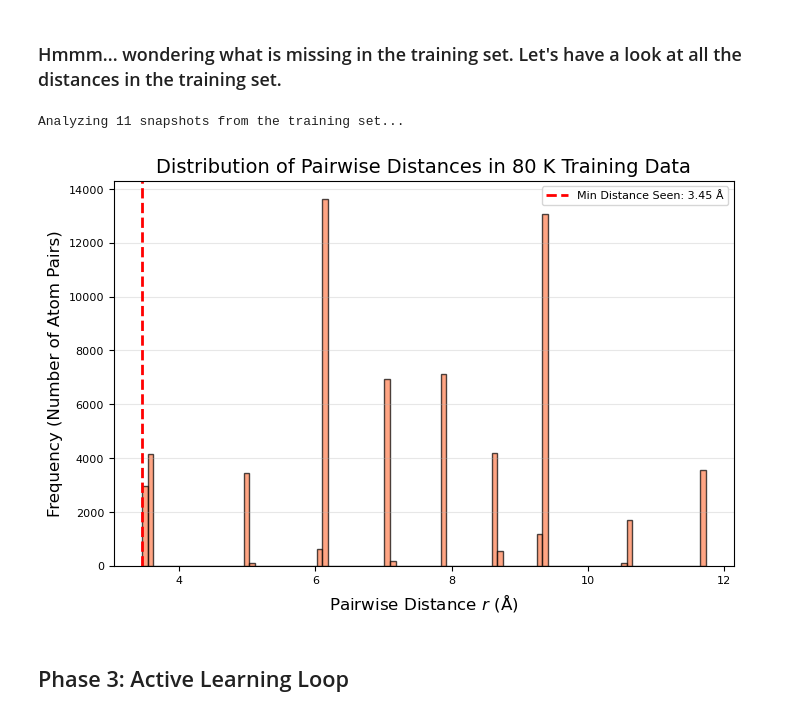
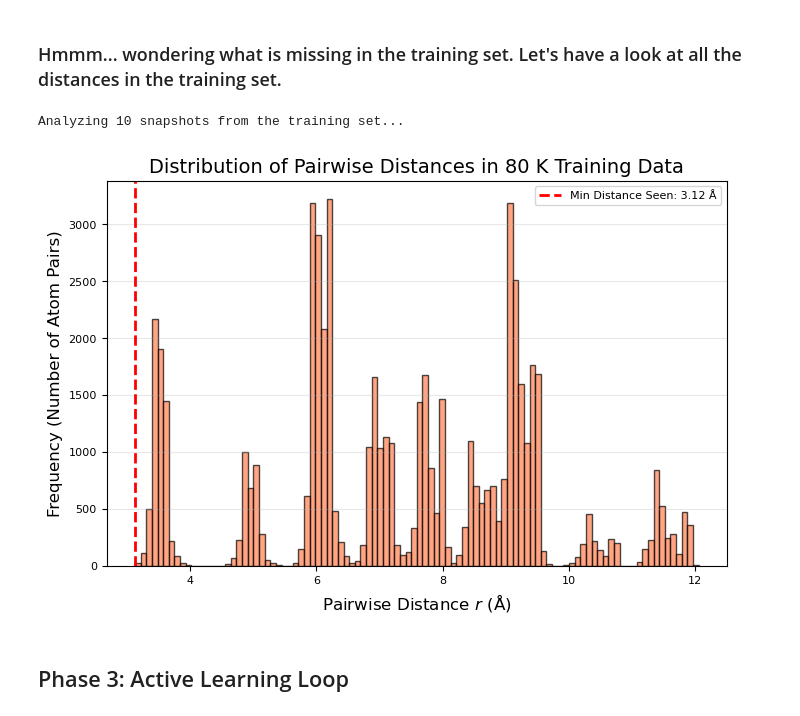
Before and after one commit to lcdumort/tutorial_active_learning_mace, a Jupyter notebook: tutorial.ipynb, the cells around one changed output. Cells and saved outputs as stored; diff of their text form; code cells hidden in the pictures.

```diff
--- a/tutorial.ipynb
+++ b/tutorial.ipynb
@@ -338,52 +322,50 @@ Scanning dimer distances...
 # %% [markdown]
 ### Hmmm... wondering what is missing in the training set. Let's have a look at all the distances in the training set.
 # %%
-# 1. Load the training data
-# We load the initial 80K seed data to see what the first model learned
-trajectory = read("seed_data_20K.xyz", index=":")
+# We load the initial seed data to see what the first model learned
+trajectory = read("seed_data_set_1.xyz", index=":")
 print(f"Analyzing {len(trajectory)} snapshots from the training set...")
 
 all_distances = []
 
-# 2. Extract pairwise distances from every snapshot
+# Extract pairwise distances from every snapshot
 for atoms in trajectory:
     # Get the NxN distance matrix, applying minimum image convention (mic)
     dist_matrix = atoms.get_all_distances(mic=True)
 
-    # We only want unique pairs (A->B, not B->A) and we want to ignore
-    # self-interactions (A->A, where distance = 0.0).
+    # We only want unique pairsd
     # Using np.triu_indices extracts only the upper triangle of the matrix.
     # k=1 offsets the extraction to exclude the diagonal zeros.
     upper_triangle_indices = np.triu_indices_from(dist_matrix, k=1)
     unique_distances = dist_matrix[upper_triangle_indices]
 
     all_distances.extend(unique_distances)
 
 # Convert to numpy array for easier plotting/math
 all_distances = np.array(all_distances)
 min_seen_dist = np.min(all_distances)
 
-# 3. Plot the histogram
+# Plot the histogram
 plt.figure(figsize=(8, 5))
 
 # Use a high number of bins to see the structural peaks of the cold Argon
 plt.hist(all_distances, bins=100, color='coral', edgecolor='black', alpha=0.7)
 
 # Highlight the absolute minimum distance the model was exposed to
 plt.axvline(min_seen_dist, color='red', linestyle='--', linewidth=2,
             label=f'Min Distance Seen: {min_seen_dist:.2f} Å')
 
 # Formatting
 plt.xlabel('Pairwise Distance $r$ (Å)', fontsize=12)
 plt.ylabel('Frequency (Number of Atom Pairs)', fontsize=12)
 plt.title('Distribution of Pairwise Distances in 80 K Training Data', fontsize=14)
 plt.legend()
 plt.grid(axis='y', alpha=0.3)
 
 plt.show()
 # %% [output]
-Analyzing 11 snapshots from the training set...
+Analyzing 10 snapshots from the training set...
-[figure, old version]
+[figure, new version]
 # %% [markdown]
 ## Phase 3: Active Learning Loop
 # %%
```
Also changed, not shown: parts of 20 cells of this notebook, 34 other files.
